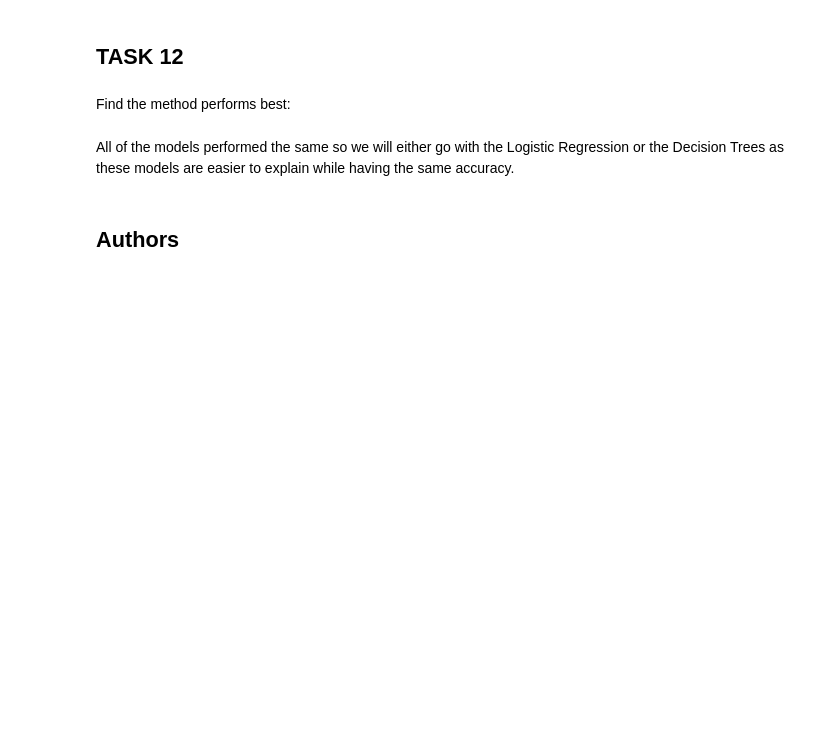
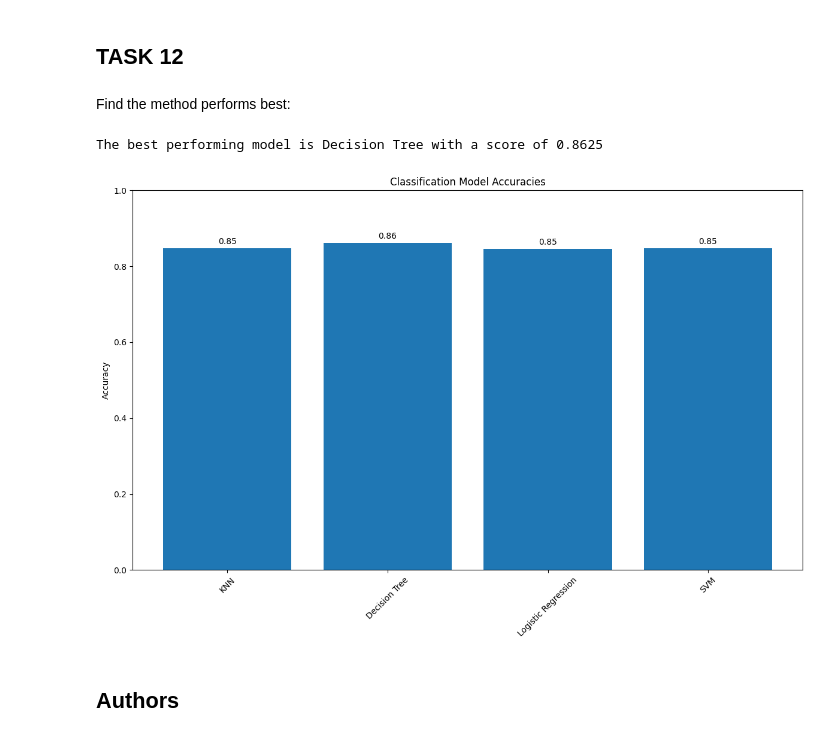
Before and after one commit to fecondon/IBM_Data_Science_Professional_Cert, a Jupyter notebook: SpaceX/SpaceX_Machine Learning Prediction_Part_5.ipynb, the cells around one changed output. Cells and saved outputs as stored; diff of their text form; code cells hidden in the pictures; blank space fills up the shorter version.

Commit message:
fix: added plot for classification accuracies

```diff
--- a/SpaceX/SpaceX_Machine Learning Prediction_Part_5.ipynb
+++ b/SpaceX/SpaceX_Machine Learning Prediction_Part_5.ipynb
@@ -355,8 +355,34 @@ plot_confusion_matrix(Y_test,yhat)
 ## TASK  12
 # %% [markdown]
 Find the method performs best:
-# %% [markdown]
-All of the models performed the same so we will either go with the Logistic Regression or the Decision Trees as these models are easier to explain while having the same accuracy.
+# %%
+algorithms = {
+    'KNN': knn_cv.best_score_,
+    'Decision Tree': tree_cv.best_score_,
+    'Logistic Regression': logreg_cv.best_score_,
+    'SVM': svm_cv.best_score_
+}
+
+best_model = max(algorithms, key=algorithms.get)
+print(f'The best performing model is {best_model} with a score of {algorithms[best_model]}')
+# %% [output]
+The best performing model is Decision Tree with a score of 0.8625
+# %%
+models, accuracies = algorithms.keys(), algorithms.values()
+plt.figure(figsize=(12, 8))
+plt.bar(models, accuracies)
+plt.ylim(0, 1)
+plt.ylabel('Accuracy')
+plt.title('Classification Model Accuracies')
+plt.xticks(rotation=45)
+
+for i, acc in enumerate(accuracies):
+    plt.text(i, acc + 0.01, f'{acc:.2f}', ha='center')
+
+plt.tight_layout()
+plt.show()
+# %% [output]
+[figure, added]
 # %% [markdown]
 ## Authors
 # %% [markdown]
```
